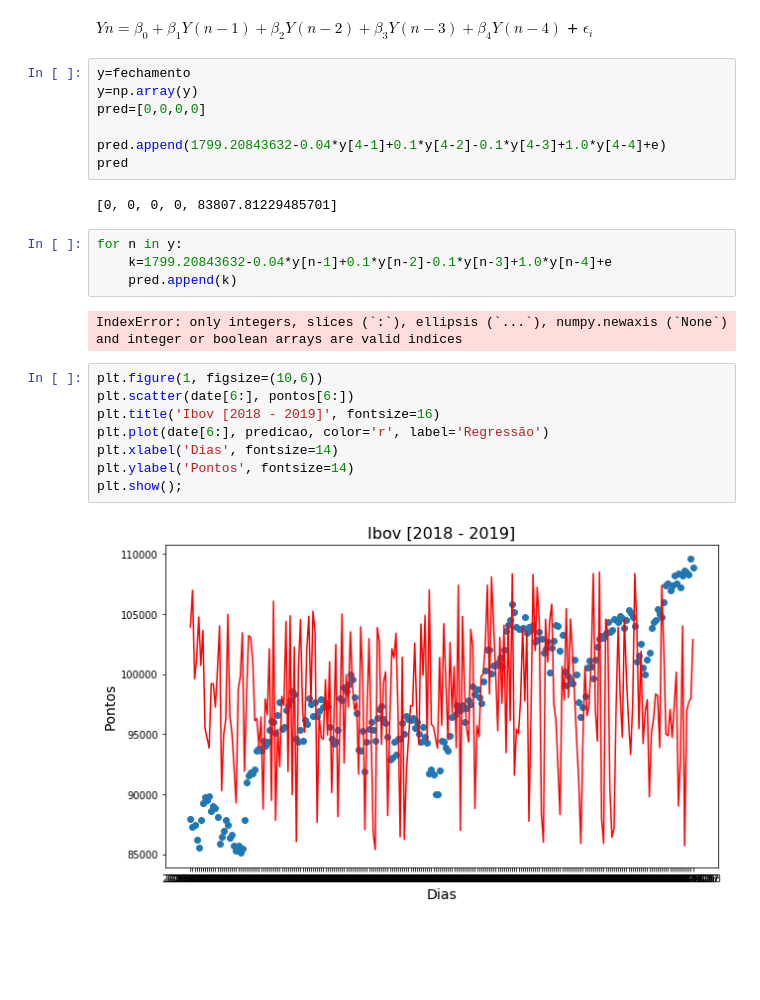
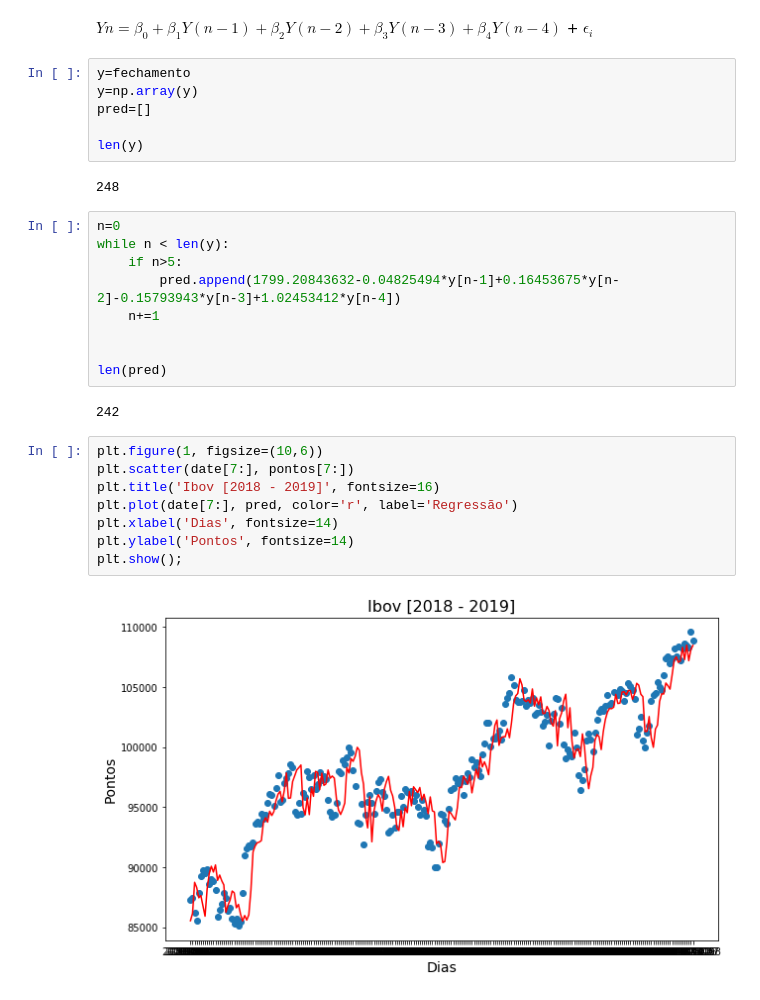
Before and after one commit to pbcarani/P3-Data-Science, a Jupyter notebook: P3_NOVO.ipynb, the cells around one changed output. Cells and saved outputs as stored; diff of their text form; blank space fills up the shorter version.

```diff
--- a/P3_NOVO.ipynb
+++ b/P3_NOVO.ipynb
@@ -319,28 +319,32 @@ e
 # Conclusão:
 # %% [markdown]
 $Yn=\beta_0+\beta_1Y(n-1)+\beta_2Y(n-2)+\beta_3Y(n-3)+\beta_4Y(n-4)$ + $\epsilon_i$
+# %%
+y=fechamento
+y=np.array(y)
+pred=[]
+
+len(y)
+# %% [output]
+248
 # %%
-y=fechamento
-y=np.array(y)
-pred=[0,0,0,0]
+n=0
+while n < len(y):
+    if n>5:
+        pred.append(1799.20843632-0.04825494*y[n-1]+0.16453675*y[n-2]-0.15793943*y[n-3]+1.02453412*y[n-4])
+    n+=1
 
-pred.append(1799.20843632-0.04*y[4-1]+0.1*y[4-2]-0.1*y[4-3]+1.0*y[4-4]+e)
-pred
+
+len(pred)
 # %% [output]
-[0, 0, 0, 0, 83807.81229485701]
+242
-# %%
-for n in y:
-    k=1799.20843632-0.04*y[n-1]+0.1*y[n-2]-0.1*y[n-3]+1.0*y[n-4]+e
-    pred.append(k)
-# %% [output]
-IndexError: only integers, slices (`:`), ellipsis (`...`), numpy.newaxis (`None`) and integer or boolean arrays are valid indices
 # %%
 plt.figure(1, figsize=(10,6))
-plt.scatter(date[6:], pontos[6:])
+plt.scatter(date[7:], pontos[7:])
 plt.title('Ibov [2018 - 2019]', fontsize=16)
-plt.plot(date[6:], predicao, color='r', label='Regressão')
+plt.plot(date[7:], pred, color='r', label='Regressão')
 plt.xlabel('Dias', fontsize=14)
 plt.ylabel('Pontos', fontsize=14)
 plt.show();
 # %% [output]
-[figure, old version]
+[figure, new version]
```
